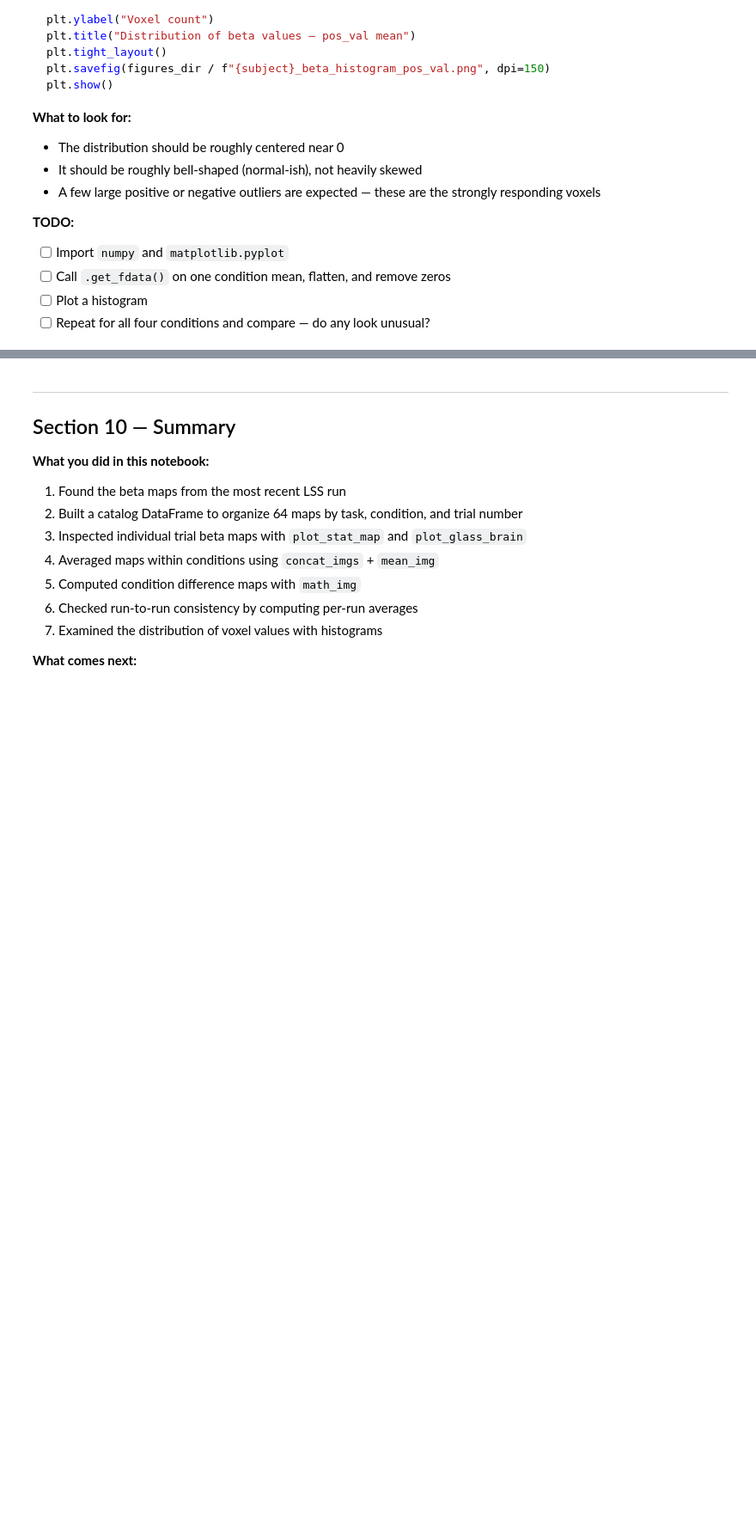
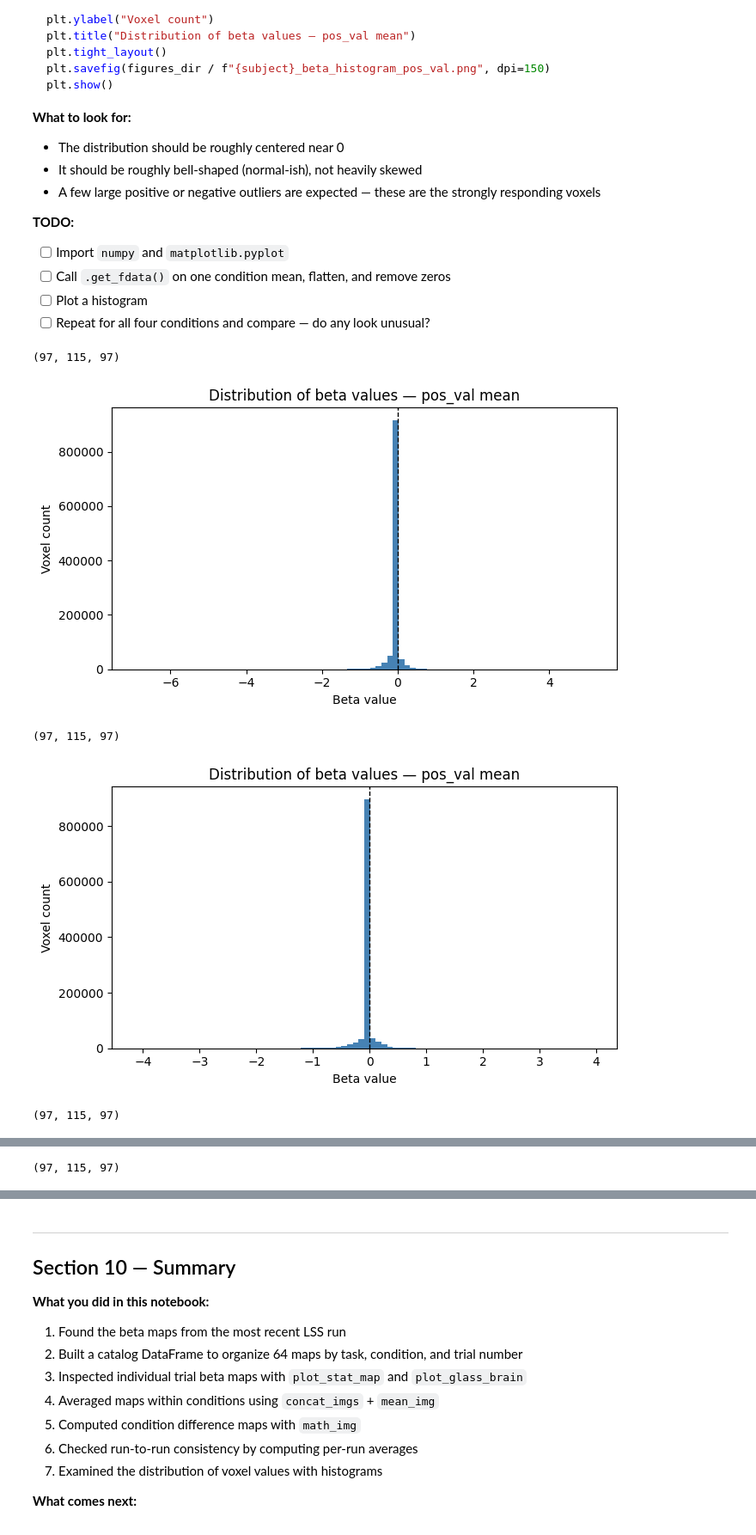
Before and after one commit to jeswhite/ManzaRotationAnalysis, a Jupyter notebook: code/beta_series/04_inspect_beta_series.ipynb, the cells around one changed output, grey strips where cells are left out. Shown at 86% size. Saved outputs shown, nothing was run; the diff lists cells and outputs as text; code cells hidden in the pictures; blank space fills up the shorter version.

```diff
--- a/code/beta_series/04_inspect_beta_series.ipynb
+++ b/code/beta_series/04_inspect_beta_series.ipynb
@@ -420,3 +458,20 @@ show()
+# %%
+mean_dir = figures_dir / "mean"
+mean_dir.mkdir(parents=True, exist_ok=True)
+same_xyz = (0, 0, 0)
+vmax = 1
+for trial_type, mean_map in condition_means.items():
+    plot_stat_map(
+        mean_map,
+        threshold=threshold,
+        vmax=vmax,
+        title=f"{trial_type}",
+        colorbar=True,
+        display_mode="ortho",
+        cut_coords=same_xyz,
+        output_file = mean_dir / f"{trial_type} vmax={vmax}_mean.png"
+
+    )
 # %% [markdown]
 ---
 ## Section 7 — Compare Conditions: Compute a Difference Map
@@ -559,9 +704,35 @@ plt.show()
 # %%
 import numpy as np
 import matplotlib.pyplot as plt
 
 # TODO: call .get_fdata() on one condition mean image
-# TODO: flatten to 1D and remove zeros
-# TODO: plot a histogram
+# Get the voxel data as a 3D NumPy array
 
-# TODO: loop over all four conditions and overlay or subplot their histograms
+for condition in conditions:
+    data = condition_means[condition].get_fdata()
+    print(data.shape)   # (x, y, z)
+
+    # TODO: flatten to 1D and remove zeros
+    flat = data.flatten()
+
+    # Remove zeros (outside-brain voxels are stored as 0 by the mask)
+    flat_nonzero = flat[flat != 0]
+
+
+    # TODO: plot a histogram
+    plt.figure(figsize=(7, 4))
+    plt.hist(flat_nonzero, bins=80, color="steelblue", edgecolor="none")
+    plt.axvline(0, color="black", linewidth=1, linestyle="--")
+    plt.xlabel("Beta value")
+    plt.ylabel("Voxel count")
+    plt.title("Distribution of beta values — pos_val mean")
+    plt.tight_layout()
+    plt.savefig(figures_dir / f"{subject}_{condition} beta_histogram_pos_val.png", dpi=150)
+    plt.show()
+    # TODO: loop over all four conditions and overlay or subplot their histograms
+# %% [output]
+(97, 115, 97)
+[figure, added]
+(97, 115, 97)
+[figure, added]
+(97, 115, 97)
@@ -567,0 +740 @@ import matplotlib.pyplot as plt
+(97, 115, 97)
```
Also changed, not shown: parts of 14 cells of this notebook.
